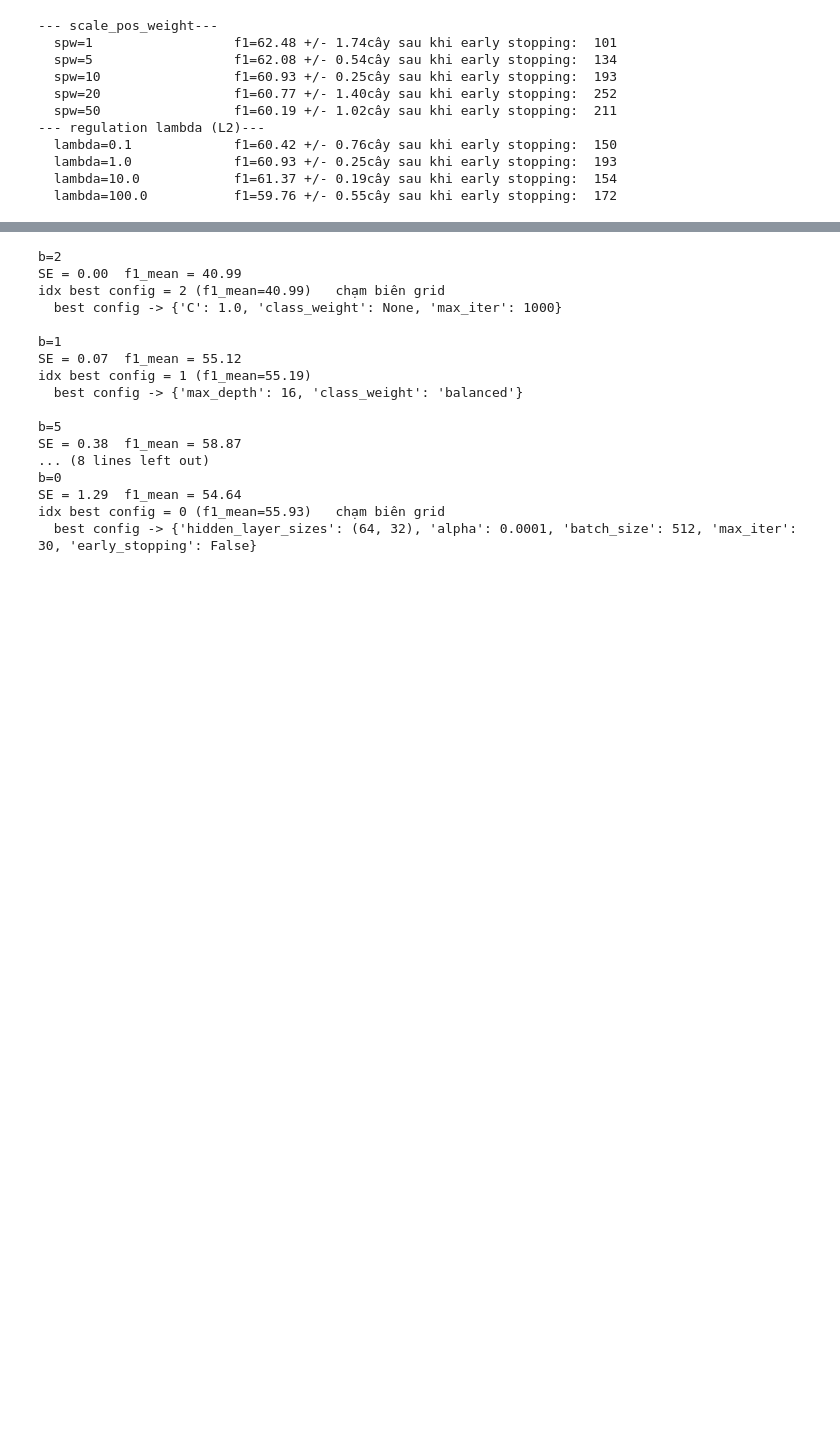
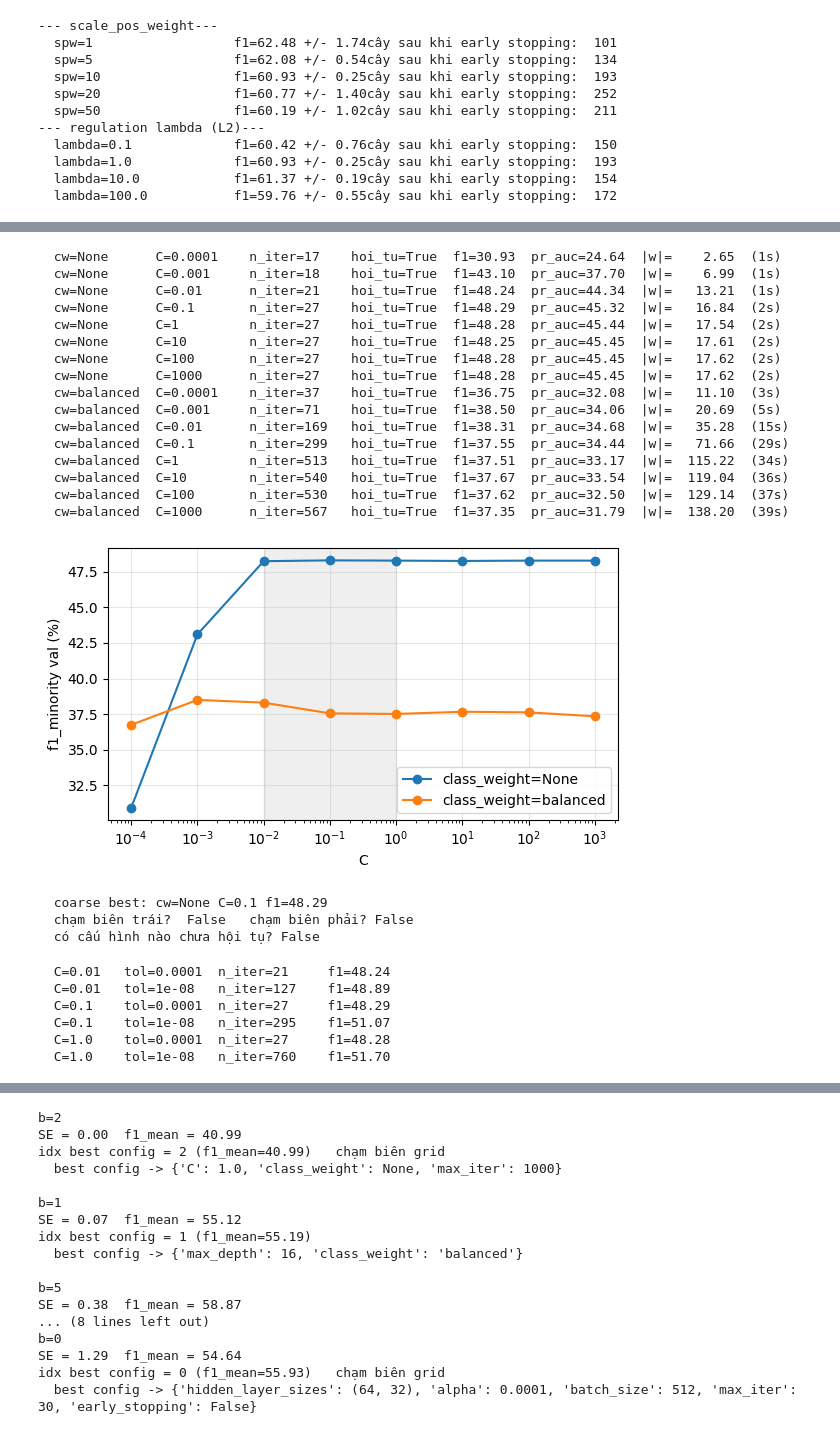
Before and after one commit to Tyler3743/fraud_detection, a Jupyter notebook: analysis_1.ipynb, the cells around one changed output, grey strips where cells are left out. Cells and saved outputs as stored; diff of their text form; code cells hidden in the pictures; blank space fills up the shorter version.

```diff
--- a/analysis_1.ipynb
+++ b/analysis_1.ipynb
@@ -288,0 +535,76 @@ for lam in [0.1, 1.0, 10.0, 100.0]:
+# %%
+# G1. lr: quét thô C theo log-scale x class_weight  (chạy sau cell 2)
+import numpy as np, pandas as pd, time
+import matplotlib.pyplot as plt
+
+C_COARSE = np.logspace(-4, 3, 8)      # 1e-4 ... 1e3
+MAX_ITER = 20000                       # nới rộng: C lớn hội tụ chậm hơn
+
+rows = []
+for cw in [None, "balanced"]:
+    for C in C_COARSE:
+        m = LogisticRegression(C=C, class_weight=cw, max_iter=MAX_ITER, random_state=0)
+        t0 = time.time(); m.fit(X_tr_s, y_tr); el = time.time() - t0
+        s = m.predict_proba(X_va_s)[:, 1]
+        e = evaluate(y_va, s, find_best_threshold(y_va, s))
+        n_it = int(m.n_iter_[0])
+        rows.append({"cw": str(cw), "C": float(C), "n_iter": n_it,
+                     "hoi_tu": n_it < MAX_ITER,
+                     "f1": e["f1_minority"] * 100, "pr_auc": e["pr_auc"] * 100,
+                     "w_norm": float(np.abs(m.coef_).sum()), "s": round(el)})
+        r = rows[-1]
+        print(f"  cw={r['cw']:<9} C={C:<9.4g} n_iter={n_it:<5} hoi_tu={str(r['hoi_tu']):<5} "
+              f"f1={r['f1']:5.2f}  pr_auc={r['pr_auc']:5.2f}  |w|={r['w_norm']:8.2f}  ({r['s']}s)")
+
+lr_coarse = pd.DataFrame(rows)
+
+fig, ax = plt.subplots(figsize=(6, 3.5))
+for cw, g in lr_coarse.groupby("cw"):
+    ax.plot(g.C, g.f1, marker="o", label=f"class_weight={cw}")
+ax.set_xscale("log"); ax.set_xlabel("C"); ax.set_ylabel("f1_minority val (%)")
+ax.axvspan(0.01, 1.0, alpha=0.12, color="gray")   # grid hiện tại trong train_classical.py
+ax.legend(); ax.grid(alpha=.3); plt.tight_layout(); plt.show()
+
+best = lr_coarse.loc[lr_coarse.f1.idxmax()]
+print(f"\n  coarse best: cw={best.cw} C={best.C:.4g} f1={best.f1:.2f}")
+print(f"  chạm biên trái?  {best.C == C_COARSE[0]}   chạm biên phải? {best.C == C_COARSE[-1]}")
+print(f"  có cấu hình nào chưa hội tụ? {(~lr_coarse.hoi_tu).any()}")
+#tham số chọn là
+# %% [output]
+  cw=None      C=0.0001    n_iter=17    hoi_tu=True  f1=30.93  pr_auc=24.64  |w|=    2.65  (1s)
+  cw=None      C=0.001     n_iter=18    hoi_tu=True  f1=43.10  pr_auc=37.70  |w|=    6.99  (1s)
+  cw=None      C=0.01      n_iter=21    hoi_tu=True  f1=48.24  pr_auc=44.34  |w|=   13.21  (1s)
+  cw=None      C=0.1       n_iter=27    hoi_tu=True  f1=48.29  pr_auc=45.32  |w|=   16.84  (2s)
+  cw=None      C=1         n_iter=27    hoi_tu=True  f1=48.28  pr_auc=45.44  |w|=   17.54  (2s)
+  cw=None      C=10        n_iter=27    hoi_tu=True  f1=48.25  pr_auc=45.45  |w|=   17.61  (2s)
+  cw=None      C=100       n_iter=27    hoi_tu=True  f1=48.28  pr_auc=45.45  |w|=   17.62  (2s)
+  cw=None      C=1000      n_iter=27    hoi_tu=True  f1=48.28  pr_auc=45.45  |w|=   17.62  (2s)
+  cw=balanced  C=0.0001    n_iter=37    hoi_tu=True  f1=36.75  pr_auc=32.08  |w|=   11.10  (3s)
+  cw=balanced  C=0.001     n_iter=71    hoi_tu=True  f1=38.50  pr_auc=34.06  |w|=   20.69  (5s)
+  cw=balanced  C=0.01      n_iter=169   hoi_tu=True  f1=38.31  pr_auc=34.68  |w|=   35.28  (15s)
+  cw=balanced  C=0.1       n_iter=299   hoi_tu=True  f1=37.55  pr_auc=34.44  |w|=   71.66  (29s)
+  cw=balanced  C=1         n_iter=513   hoi_tu=True  f1=37.51  pr_auc=33.17  |w|=  115.22  (34s)
+  cw=balanced  C=10        n_iter=540   hoi_tu=True  f1=37.67  pr_auc=33.54  |w|=  119.04  (36s)
+  cw=balanced  C=100       n_iter=530   hoi_tu=True  f1=37.62  pr_auc=32.50  |w|=  129.14  (37s)
+  cw=balanced  C=1000      n_iter=567   hoi_tu=True  f1=37.35  pr_auc=31.79  |w|=  138.20  (39s)
+[figure, added]
+  coarse best: cw=None C=0.1 f1=48.29
+  chạm biên trái?  False   chạm biên phải? False
+  có cấu hình nào chưa hội tụ? False
+# %%
+# G5. chạy lại G1 với tol siết chặt. Nếu số không đổi -> G1 đúng, xong.
+for C in [0.01, 0.1, 1.0]:
+    for tol in [1e-4, 1e-8]:
+        m = LogisticRegression(C=C, max_iter=20000, tol=tol, random_state=0)
+        m.fit(X_tr_s, y_tr)
+        s = m.predict_proba(X_va_s)[:, 1]
+        e = evaluate(y_va, s, find_best_threshold(y_va, s))
+        print(f"  C={C:<6} tol={tol:<7} n_iter={int(m.n_iter_[0]):<6} "
+              f"f1={e['f1_minority']*100:5.2f}")
+# %% [output]
+  C=0.01   tol=0.0001  n_iter=21     f1=48.24
+  C=0.01   tol=1e-08   n_iter=127    f1=48.89
+  C=0.1    tol=0.0001  n_iter=27     f1=48.29
+  C=0.1    tol=1e-08   n_iter=295    f1=51.07
+  C=1.0    tol=0.0001  n_iter=27     f1=48.28
+  C=1.0    tol=1e-08   n_iter=760    f1=51.70
```
Also changed, not shown: parts of 21 cells of this notebook, 8 other files.
